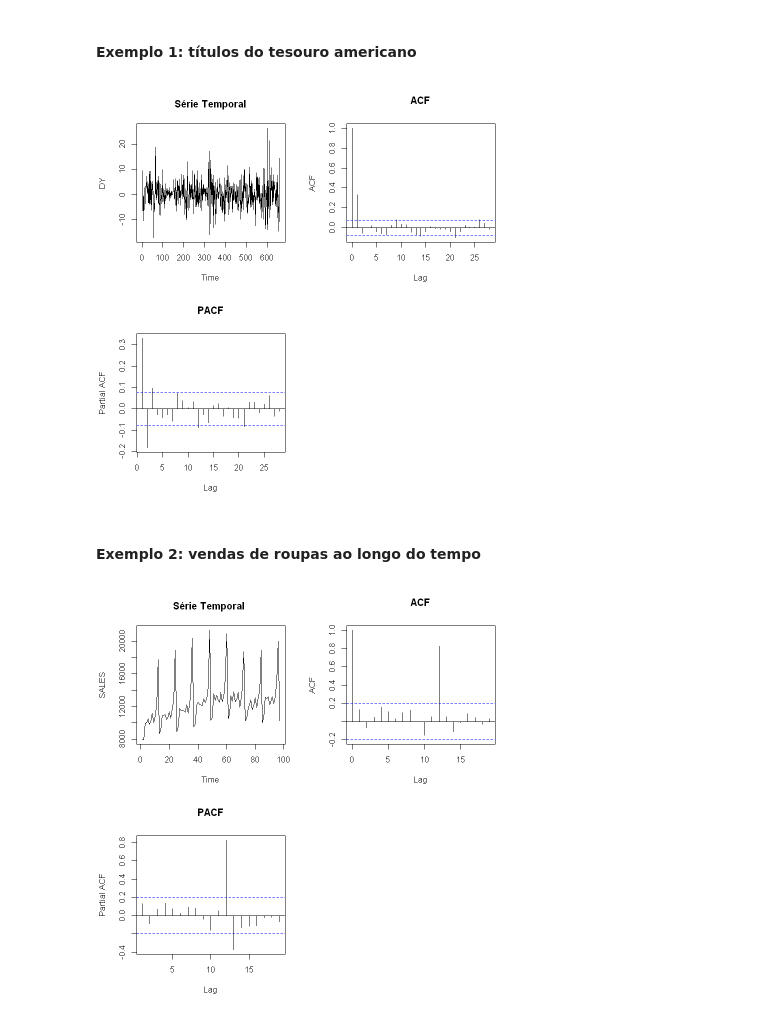
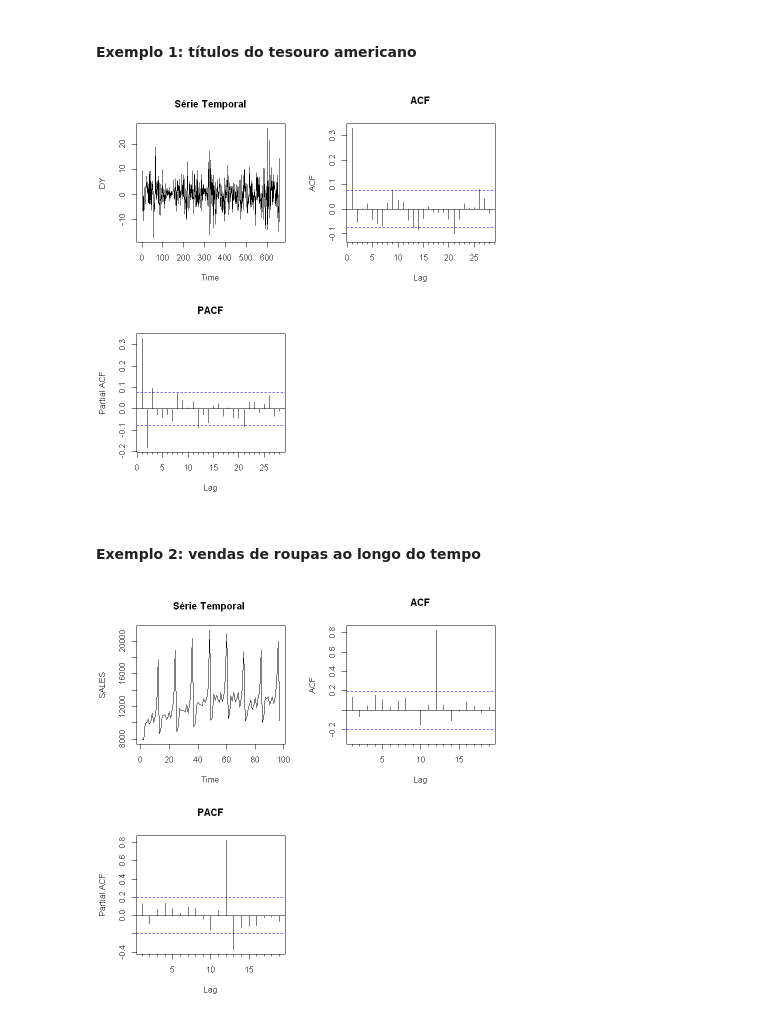
Before and after one commit to andrefbrandao21/time-series-ufpb, a Jupyter notebook: codes/codes-AR-MA.ipynb, the cells around one changed output. Drawn from its saved outputs; the diff is of its cells as text; code cells hidden in the pictures.

```diff
--- a/codes/codes-AR-MA.ipynb
+++ b/codes/codes-AR-MA.ipynb
@@ -142,27 +142,27 @@ par(mfrow = c(2,2))
 
 # Plota os gráficos lado a lado
 plot(y, main = "Série Temporal")
-acf(y, main = "ACF")
-pacf(y, main = "PACF")
+Acf(y, main = "ACF")
+Pacf(y, main = "PACF")
 # %% [output]
-[figure, old version]
+[figure, new version]
 # %% [markdown]
 #### Exemplo 2: vendas de roupas ao longo do tempo
 # %%
 y = read_excel('data/Figure7_17_clothingsales.xls')
 
 # selecionando apenas a coluna de interesse
 y=y[,2]
 
 #transformando a série em um objeto ts
 y=ts(y)
 
 
 par(mfrow = c(2,2))
 
 # Plota os gráficos lado a lado
 plot(y, main = "Série Temporal ")
-acf(y, main = "ACF")
-pacf(y, main = "PACF")
+Acf(y, main = "ACF")
+Pacf(y, main = "PACF")
 # %% [output]
-[figure, old version]
+[figure, new version]
```
Also changed, not shown: parts of 5 cells of this notebook.
